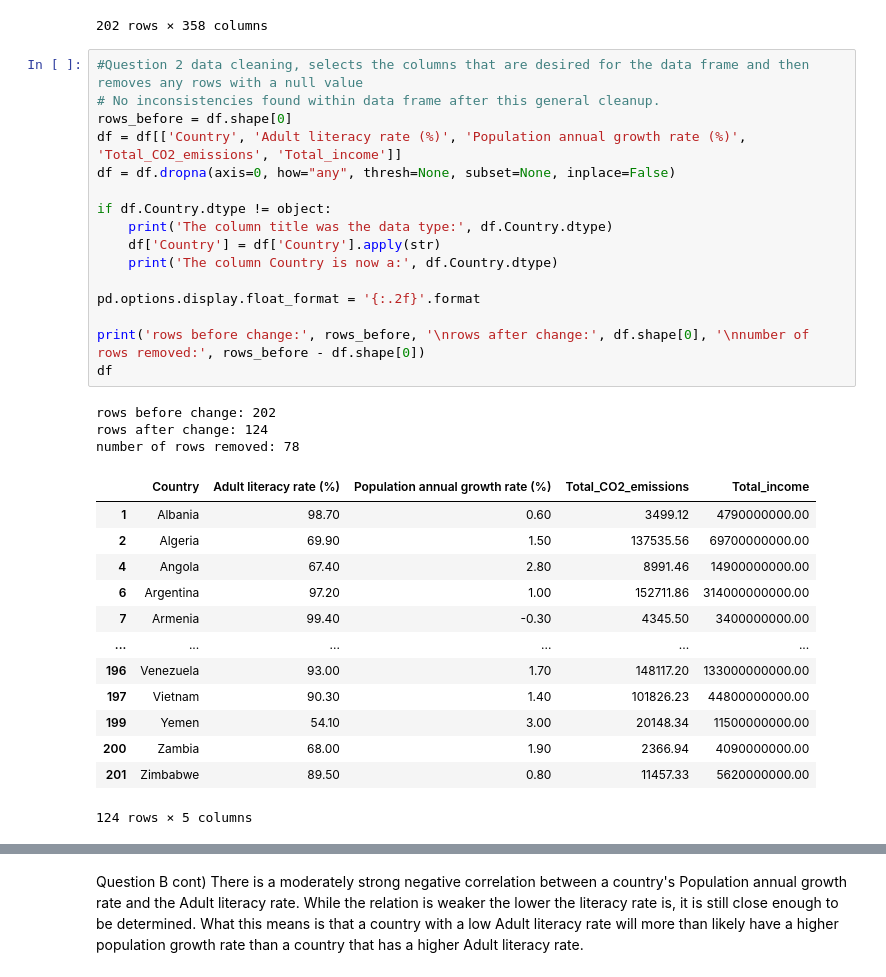
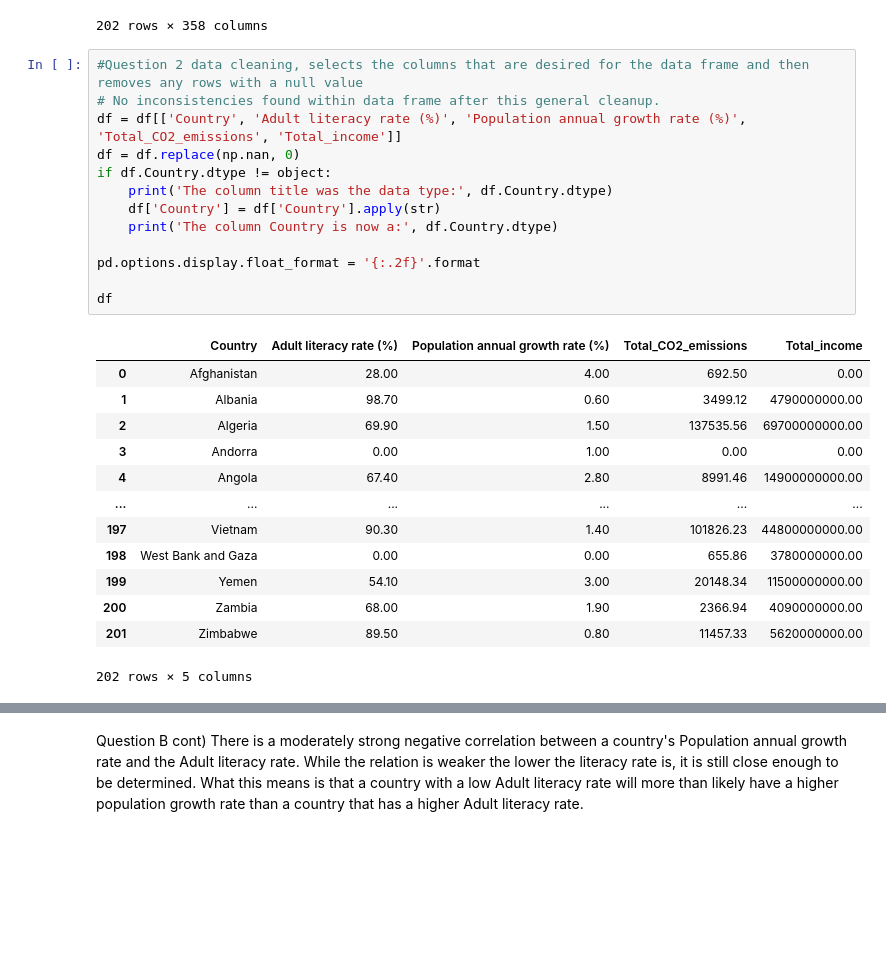
Before and after one commit to Steven-Carriger/Project1DataAnalytics-, a Jupyter notebook: Project1.ipynb, the cells around one changed output, grey strips where cells are left out. Cells and saved outputs as stored; diff of their text form; blank space fills up the shorter version.

```diff
--- a/Project1.ipynb
+++ b/Project1.ipynb
@@ -37,34 +37,28 @@ df
 # %%
 #Question 2 data cleaning, selects the columns that are desired for the data frame and then removes any rows with a null value
 # No inconsistencies found within data frame after this general cleanup.
-rows_before = df.shape[0]
 df = df[['Country', 'Adult literacy rate (%)', 'Population annual growth rate (%)', 'Total_CO2_emissions', 'Total_income']]
-df = df.dropna(axis=0, how="any", thresh=None, subset=None, inplace=False)
-
+df = df.replace(np.nan, 0)
 if df.Country.dtype != object:
     print('The column title was the data type:', df.Country.dtype)
     df['Country'] = df['Country'].apply(str)
     print('The column Country is now a:', df.Country.dtype)
 
 pd.options.display.float_format = '{:.2f}'.format
 
-print('rows before change:', rows_before, '\nrows after change:', df.shape[0], '\nnumber of rows removed:', rows_before - df.shape[0])
 df
 # %% [output]
+|  | Country | Adult literacy rate (%) | Population annual growth rate (%) | Total_CO2_emissions | Total_income |
+| 0 | Afghanistan | 28.00 | 4.00 | 692.50 | 0.00 |
+| 1 | Albania | 98.70 | 0.60 | 3499.12 | 4790000000.00 |
+| 2 | Algeria | 69.90 | 1.50 | 137535.56 | 69700000000.00 |
+| 3 | Andorra | 0.00 | 1.00 | 0.00 | 0.00 |
+| 4 | Angola | 67.40 | 2.80 | 8991.46 | 14900000000.00 |
+| ... | ... | ... | ... | ... | ... |
+| 197 | Vietnam | 90.30 | 1.40 | 101826.23 | 44800000000.00 |
+| 198 | West Bank and Gaza | 0.00 | 0.00 | 655.86 | 3780000000.00 |
+| 199 | Yemen | 54.10 | 3.00 | 20148.34 | 11500000000.00 |
+| 200 | Zambia | 68.00 | 1.90 | 2366.94 | 4090000000.00 |
+| 201 | Zimbabwe | 89.50 | 0.80 | 11457.33 | 5620000000.00 |
-rows before change: 202
-rows after change: 124
-number of rows removed: 78
+202 rows × 5 columns
-|  | Country | Adult literacy rate (%) | Population annual growth rate (%) | Total_CO2_emissions | Total_income |
-| 1 | Albania | 98.70 | 0.60 | 3499.12 | 4790000000.00 |
-| 2 | Algeria | 69.90 | 1.50 | 137535.56 | 69700000000.00 |
-| 4 | Angola | 67.40 | 2.80 | 8991.46 | 14900000000.00 |
-| 6 | Argentina | 97.20 | 1.00 | 152711.86 | 314000000000.00 |
-| 7 | Armenia | 99.40 | -0.30 | 4345.50 | 3400000000.00 |
-| ... | ... | ... | ... | ... | ... |
-| 196 | Venezuela | 93.00 | 1.70 | 148117.20 | 133000000000.00 |
-| 197 | Vietnam | 90.30 | 1.40 | 101826.23 | 44800000000.00 |
-| 199 | Yemen | 54.10 | 3.00 | 20148.34 | 11500000000.00 |
-| 200 | Zambia | 68.00 | 1.90 | 2366.94 | 4090000000.00 |
-| 201 | Zimbabwe | 89.50 | 0.80 | 11457.33 | 5620000000.00 |
-124 rows × 5 columns
 # %%
```
Also changed, not shown: parts of 6 cells of this notebook.
